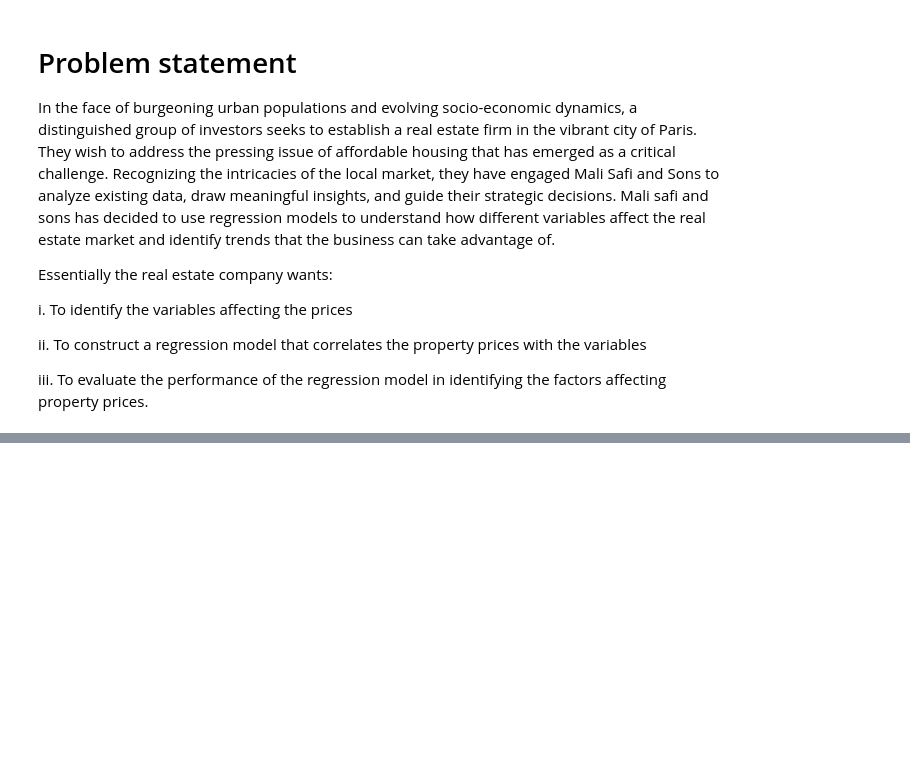
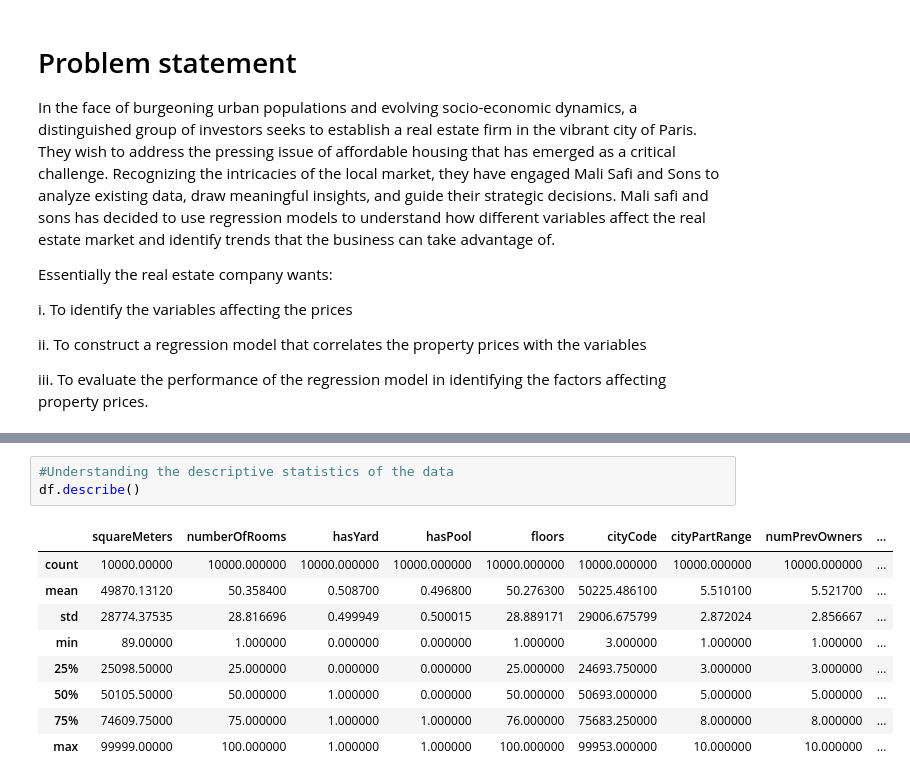
Before and after one commit to Tile28/Phase-2-Group-Project, a Jupyter notebook: Paris housing prediction model.ipynb, the cells around one changed output, grey strips where cells are left out. Saved outputs shown, nothing was run; the diff lists cells and outputs as text; blank space fills up the shorter version.

```diff
--- a/Paris housing prediction model.ipynb
+++ b/Paris housing prediction model.ipynb
@@ -37,0 +73,13 @@ df.head(10)
+# %%
+#Understanding the descriptive statistics of the data
+df.describe()
+# %% [output]
+|  | squareMeters | numberOfRooms | hasYard | hasPool | floors | cityCode | cityPartRange | numPrevOwners | ... |
+| count | 10000.00000 | 10000.000000 | 10000.000000 | 10000.000000 | 10000.000000 | 10000.000000 | 10000.000000 | 10000.000000 | ... |
+| mean | 49870.13120 | 50.358400 | 0.508700 | 0.496800 | 50.276300 | 50225.486100 | 5.510100 | 5.521700 | ... |
+| std | 28774.37535 | 28.816696 | 0.499949 | 0.500015 | 28.889171 | 29006.675799 | 2.872024 | 2.856667 | ... |
+| min | 89.00000 | 1.000000 | 0.000000 | 0.000000 | 1.000000 | 3.000000 | 1.000000 | 1.000000 | ... |
+| 25% | 25098.50000 | 25.000000 | 0.000000 | 0.000000 | 25.000000 | 24693.750000 | 3.000000 | 3.000000 | ... |
+| 50% | 50105.50000 | 50.000000 | 1.000000 | 0.000000 | 50.000000 | 50693.000000 | 5.000000 | 5.000000 | ... |
+| 75% | 74609.75000 | 75.000000 | 1.000000 | 1.000000 | 76.000000 | 75683.250000 | 8.000000 | 8.000000 | ... |
+| max | 99999.00000 | 100.000000 | 1.000000 | 1.000000 | 100.000000 | 99953.000000 | 10.000000 | 10.000000 | ... |
```
Also changed, not shown: parts of 13 cells of this notebook.
